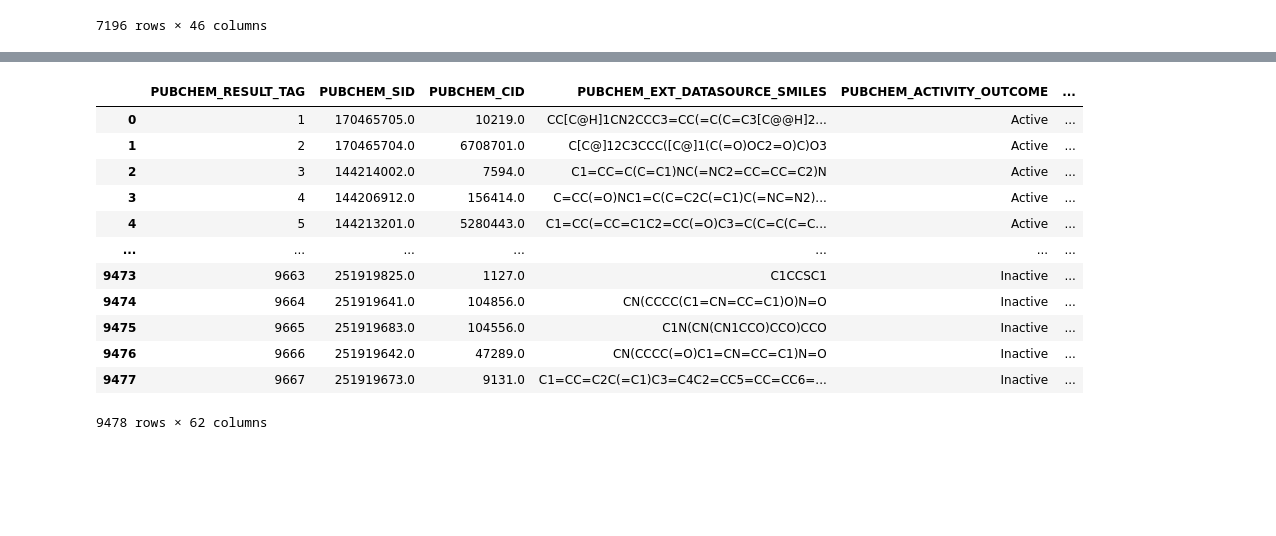
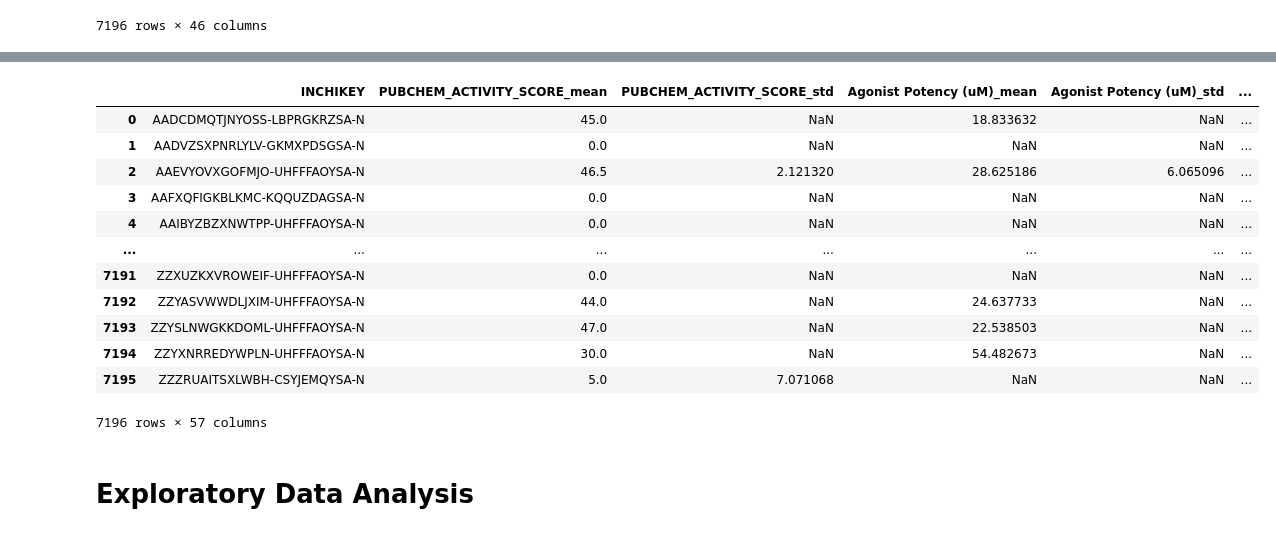
Before and after one commit to OpenADMET/data-catalogs, a Jupyter notebook: catalogs/pubchem_tox21/process_tox21.ipynb, the cells around one changed output, grey strips where cells are left out. Cells and saved outputs as stored; diff of their text form; code cells hidden in the pictures; blank space fills up the shorter version.

```diff
--- a/catalogs/pubchem_tox21/process_tox21.ipynb
+++ b/catalogs/pubchem_tox21/process_tox21.ipynb
@@ -212,0 +170,35 @@ Index(['PUBCHEM_RESULT_TAG', 'PUBCHEM_SID', 'PUBCHEM_CID',
+# %%
+keep_cols = [
+    'INCHIKEY',
+    'OPENADMET_CANONICAL_SMILES',
+    'PUBCHEM_ACTIVITY_OUTCOME',
+    'PUBCHEM_ACTIVITY_SCORE',
+    'Agonist Potency (uM)',
+    'Agonist Efficacy (%)',
+    'Viability Potency (uM)',
+    'Viability Efficacy (%)'
+]
+
+agg_cols = [
+    'PUBCHEM_ACTIVITY_SCORE',
+    'Agonist Potency (uM)',
+    'Agonist Efficacy (%)',
+    'Viability Potency (uM)',
+    'Viability Efficacy (%)'
+]
+
+clean_summary_df = (
+    summary_df[keep_cols]
+    .groupby("INCHIKEY", as_index=False)
+    .agg(
+        {**{col: ['mean', 'std'] for col in agg_cols},
+         'OPENADMET_CANONICAL_SMILES': 'first',
+         'PUBCHEM_ACTIVITY_OUTCOME': 'first'}
+    )
+)
+
+clean_summary_df.columns = [
+    col[0] if col[0] == 'OPENADMET_CANONICAL_SMILES' or col[0] == 'INCHIKEY' or col[0] == 'PUBCHEM_ACTIVITY_OUTCOME' else f'{col[0]}_{col[1]}'
+    for col in clean_summary_df.columns.values
+]
+clean_summary_df
@@ -213,25 +219,27 @@ Index(['PUBCHEM_RESULT_TAG', 'PUBCHEM_SID', 'PUBCHEM_CID',
 # %%
-full_df = summary_df.merge(merged_rep, on=["OPENADMET_CANONICAL_SMILES", "INCHIKEY"], how="inner")
+full_df = clean_summary_df.merge(merged_rep, on=["OPENADMET_CANONICAL_SMILES", "INCHIKEY"], how="inner")
 full_df
 # %% [output]
-|  | PUBCHEM_RESULT_TAG | PUBCHEM_SID | PUBCHEM_CID | PUBCHEM_EXT_DATASOURCE_SMILES | PUBCHEM_ACTIVITY_OUTCOME | ... |
-| 0 | 1 | 170465705.0 | 10219.0 | CC[C@H]1CN2CCC3=CC(=C(C=C3[C@@H]2... | Active | ... |
-| 1 | 2 | 170465704.0 | 6708701.0 | C[C@]12C3CCC([C@]1(C(=O)OC2=O)C)O3 | Active | ... |
-| 2 | 3 | 144214002.0 | 7594.0 | C1=CC=C(C=C1)NC(=NC2=CC=CC=C2)N | Active | ... |
-| 3 | 4 | 144206912.0 | 156414.0 | C=CC(=O)NC1=C(C=C2C(=C1)C(=NC=N2)... | Active | ... |
-| 4 | 5 | 144213201.0 | 5280443.0 | C1=CC(=CC=C1C2=CC(=O)C3=C(C=C(C=C... | Active | ... |
+|  | INCHIKEY | PUBCHEM_ACTIVITY_SCORE_mean | PUBCHEM_ACTIVITY_SCORE_std | Agonist Potency (uM)_mean | Agonist Potency (uM)_std | ... |
+| 0 | AADCDMQTJNYOSS-LBPRGKRZSA-N | 45.0 | NaN | 18.833632 | NaN | ... |
+| 1 | AADVZSXPNRLYLV-GKMXPDSGSA-N | 0.0 | NaN | NaN | NaN | ... |
+| 2 | AAEVYOVXGOFMJO-UHFFFAOYSA-N | 46.5 | 2.121320 | 28.625186 | 6.065096 | ... |
+| 3 | AAFXQFIGKBLKMC-KQQUZDAGSA-N | 0.0 | NaN | NaN | NaN | ... |
+| 4 | AAIBYZBZXNWTPP-UHFFFAOYSA-N | 0.0 | NaN | NaN | NaN | ... |
 | ... | ... | ... | ... | ... | ... | ... |
-| 9473 | 9663 | 251919825.0 | 1127.0 | C1CCSC1 | Inactive | ... |
-| 9474 | 9664 | 251919641.0 | 104856.0 | CN(CCCC(C1=CN=CC=C1)O)N=O | Inactive | ... |
-| 9475 | 9665 | 251919683.0 | 104556.0 | C1N(CN(CN1CCO)CCO)CCO | Inactive | ... |
-| 9476 | 9666 | 251919642.0 | 47289.0 | CN(CCCC(=O)C1=CN=CC=C1)N=O | Inactive | ... |
-| 9477 | 9667 | 251919673.0 | 9131.0 | C1=CC=C2C(=C1)C3=C4C2=CC5=CC=CC6=... | Inactive | ... |
+| 7191 | ZZXUZKXVROWEIF-UHFFFAOYSA-N | 0.0 | NaN | NaN | NaN | ... |
+| 7192 | ZZYASVWWDLJXIM-UHFFFAOYSA-N | 44.0 | NaN | 24.637733 | NaN | ... |
+| 7193 | ZZYSLNWGKKDOML-UHFFFAOYSA-N | 47.0 | NaN | 22.538503 | NaN | ... |
+| 7194 | ZZYXNRREDYWPLN-UHFFFAOYSA-N | 30.0 | NaN | 54.482673 | NaN | ... |
+| 7195 | ZZZRUAITSXLWBH-CSYJEMQYSA-N | 5.0 | 7.071068 | NaN | NaN | ... |
-9478 rows × 62 columns
+7196 rows × 57 columns
 # %%
 final_output = 'final'
 final_output_path = os.path.join(root, final_output)
 
 full_df.to_csv(os.path.join(final_output_path, f"cleaned_{protein}_tox21_data.csv"))
+# %% [markdown]
+# Exploratory Data Analysis
 # %%
 full_df['INCHIKEY'].value_counts()
 # %% [output]
```
Also changed, not shown: parts of 11 cells of this notebook, 1 other file.
